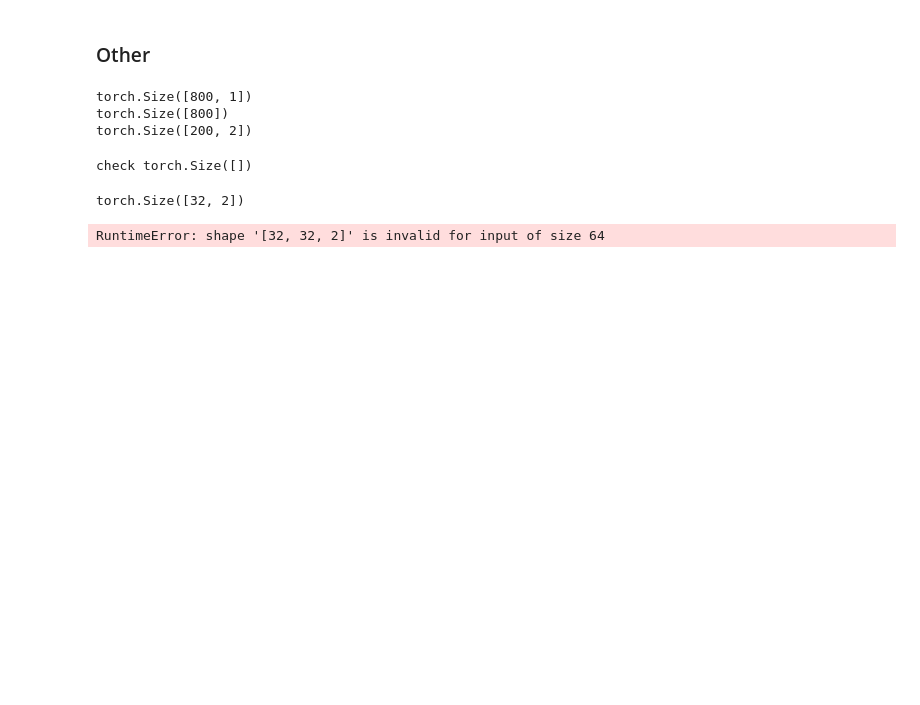
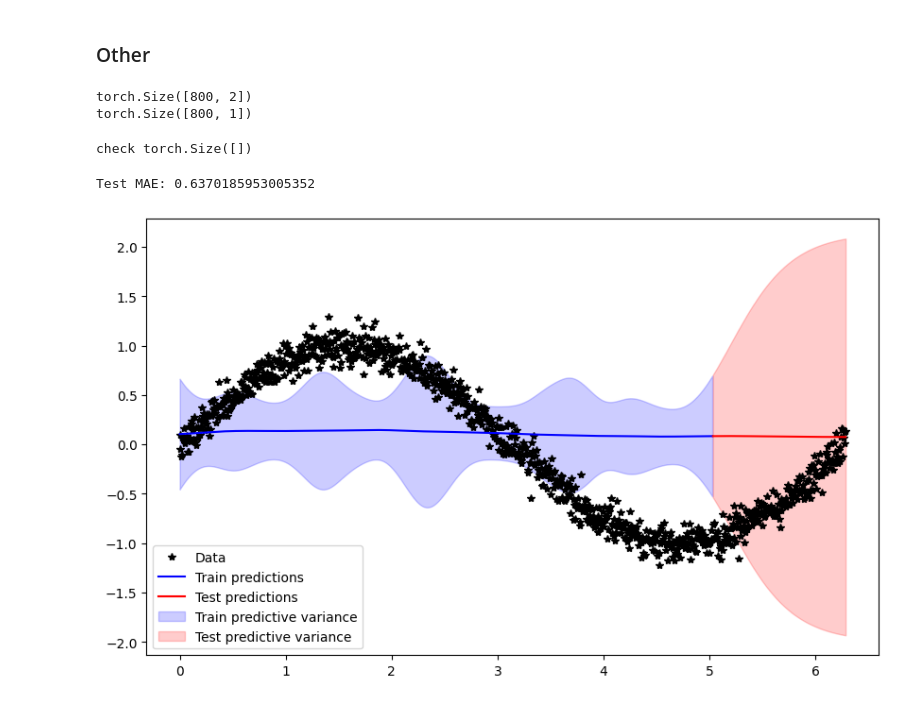
Before and after one commit to matthjs/BachelorProject, a Jupyter notebook: notebooks/variationalGPs.ipynb, the cells around one changed output. Saved outputs shown, nothing was run; the diff lists cells and outputs as text; code cells hidden in the pictures; blank space fills up the shorter version.

```diff
--- a/notebooks/variationalGPs.ipynb
+++ b/notebooks/variationalGPs.ipynb
@@ -407,25 +236,24 @@ Test MAE: 0.3875501692441554
 from gp.variationalgp import MixedSingleTaskVariationalGP
 
 # botorch_variational_gp = SingleTaskVariationalGP(train_x, train_y.unsqueeze(1), inducing_points=128)
-print(train_x.shape)
-print(train_y.shape)
-
-train_adj_ypre = train_y.unsqueeze(1)
+# train_adj_ypre = train_y.unsqueeze(1)
 train_adj_x = torch.cat((train_x, torch.zeros(train_x.size(0), 1, device='cuda')), dim=1)
-train_adj_y = torch.cat((train_adj_ypre, torch.zeros(train_adj_ypre.size(0), 1, device='cuda')), dim=1)
+# train_adj_y = torch.cat((train_adj_ypre, torch.zeros(train_adj_ypre.size(0), 1, device='cuda')), dim=1)
+train_adj_y = train_y.unsqueeze(1)
 
 test_adj_x = torch.cat((test_x, torch.zeros(test_x.size(0), 1, device='cuda')), dim=1)
-test_adj_ypre = test_y.unsqueeze(1)
-test_adj_y = torch.cat((test_adj_ypre, torch.zeros(test_adj_ypre.size(0), 1, device='cuda')), dim=1)
+test_adj_y = test_y.unsqueeze(1)
+# test_adj_ypre = test_y.unsqueeze(1)
+# test_adj_y = torch.cat((test_adj_ypre, torch.zeros(test_adj_ypre.size(0), 1, device='cuda')), dim=1)
 
-print(test_adj_y.shape)
+print(train_adj_x.shape)
+print(train_adj_y.shape)
 
 train_adj_dataset = TensorDataset(train_adj_x, train_adj_y)
 test_adj_dataset = TensorDataset(test_adj_x, test_adj_y)
 # %% [output]
+torch.Size([800, 2])
 torch.Size([800, 1])
-torch.Size([800])
-torch.Size([200, 2])
 # %%
 """
 fit_variational_gp(botorch_variational_gp.model,
@@ -438,11 +266,11 @@ mixed_gp = MixedSingleTaskVariationalGP(
     train_X=train_adj_x,
     train_Y=train_adj_y,
     cat_dims=[1],
-    num_outputs=1,
-    learn_inducing_points=True,
+    # num_outputs=1,
+    # learn_inducing_points=True,
     # variational_distribution=CholeskyVariationalDistribution(num_inducing_points=64),
     # variational_strategy=VariationalStrategy,
-    inducing_points=1024  # Or provide actual inducing points tensor
+    inducing_points=128  # Or provide actual inducing points tensor
 ).to(device='cuda')
 
 fit_variational_gp(mixed_gp.model,
@@ -450,5 +278,12 @@ fit_variational_gp(mixed_gp.model,
                    DataLoader(train_adj_dataset, batch_size=32, shuffle=True))
 # %% [output]
 check torch.Size([])
-torch.Size([32, 2])
-RuntimeError: shape '[32, 32, 2]' is invalid for input of size 64
+# %%
+predict_and_plot(mixed_gp,
+                 mixed_gp.likelihood,
+                 DataLoader(train_adj_dataset, batch_size=32, shuffle=False),
+                 DataLoader(test_adj_dataset, batch_size=32, shuffle=False),
+                 False)
+# %% [output]
+Test MAE: 0.6370185953005352
+[figure, added]
```
Also changed, not shown: parts of 3 cells of this notebook, 3 other files.
